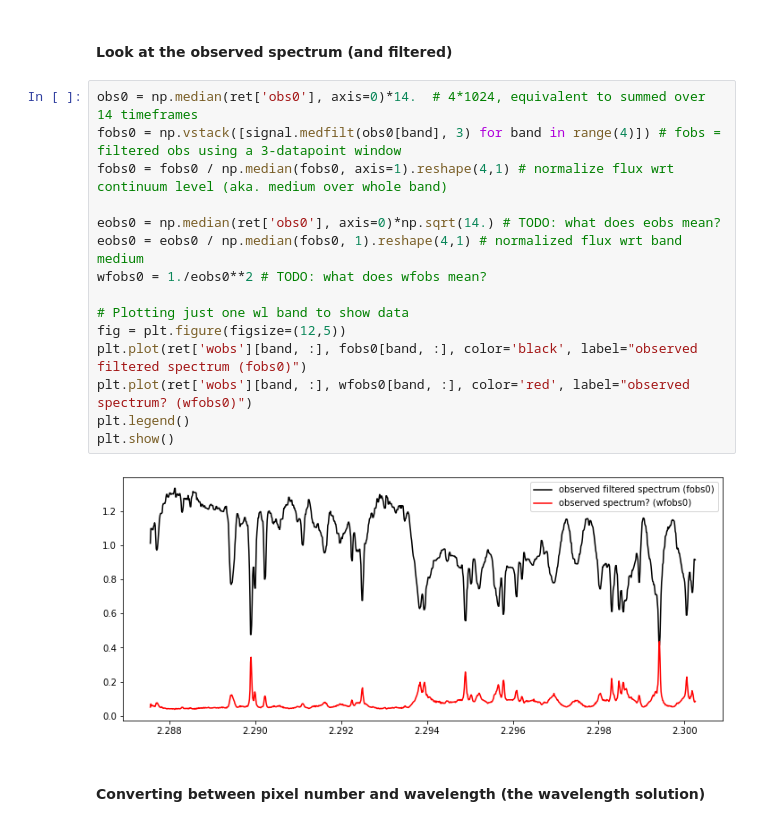
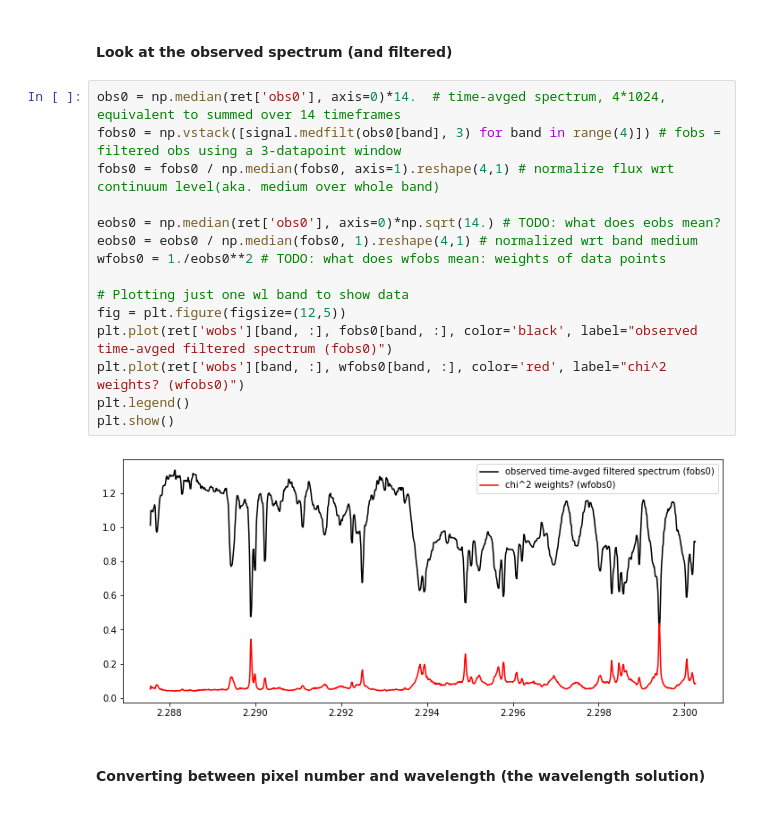
Before and after one commit to alphalyncis/dopplerimg, a Jupyter notebook: code/study.ipynb, the cells around one changed output. Cells and saved outputs as stored; diff of their text form.

```diff
--- a/code/study.ipynb
+++ b/code/study.ipynb
@@ -19,22 +19,22 @@ band = 0
 # %% [markdown]
 #### Look at the observed spectrum (and filtered)
 # %%
-obs0 = np.median(ret['obs0'], axis=0)*14.  # 4*1024, equivalent to summed over 14 timeframes
+obs0 = np.median(ret['obs0'], axis=0)*14.  # time-avged spectrum, 4*1024, equivalent to summed over 14 timeframes
 fobs0 = np.vstack([signal.medfilt(obs0[band], 3) for band in range(4)]) # fobs = filtered obs using a 3-datapoint window
-fobs0 = fobs0 / np.median(fobs0, axis=1).reshape(4,1) # normalize flux wrt continuum level (aka. medium over whole band)
+fobs0 = fobs0 / np.median(fobs0, axis=1).reshape(4,1) # normalize flux wrt continuum level(aka. medium over whole band)
 
 eobs0 = np.median(ret['obs0'], axis=0)*np.sqrt(14.) # TODO: what does eobs mean?
-eobs0 = eobs0 / np.median(fobs0, 1).reshape(4,1) # normalized flux wrt band medium
-wfobs0 = 1./eobs0**2 # TODO: what does wfobs mean?
+eobs0 = eobs0 / np.median(fobs0, 1).reshape(4,1) # normalized wrt band medium
+wfobs0 = 1./eobs0**2 # TODO: what does wfobs mean: weights of data points
 
 # Plotting just one wl band to show data
 fig = plt.figure(figsize=(12,5))
-plt.plot(ret['wobs'][band, :], fobs0[band, :], color='black', label="observed filtered spectrum (fobs0)")
-plt.plot(ret['wobs'][band, :], wfobs0[band, :], color='red', label="observed spectrum? (wfobs0)")
+plt.plot(ret['wobs'][band, :], fobs0[band, :], color='black', label="observed time-avged filtered spectrum (fobs0)")
+plt.plot(ret['wobs'][band, :], wfobs0[band, :], color='red', label="chi^2 weights? (wfobs0)")
 plt.legend()
 plt.show()
 # %% [output]
-[figure, old version]
+[figure, new version]
 # %% [markdown]
 #### Converting between pixel number and wavelength (the wavelength solution)
 # %%
```
Also changed, not shown: parts of 11 cells of this notebook, 2 other files.
